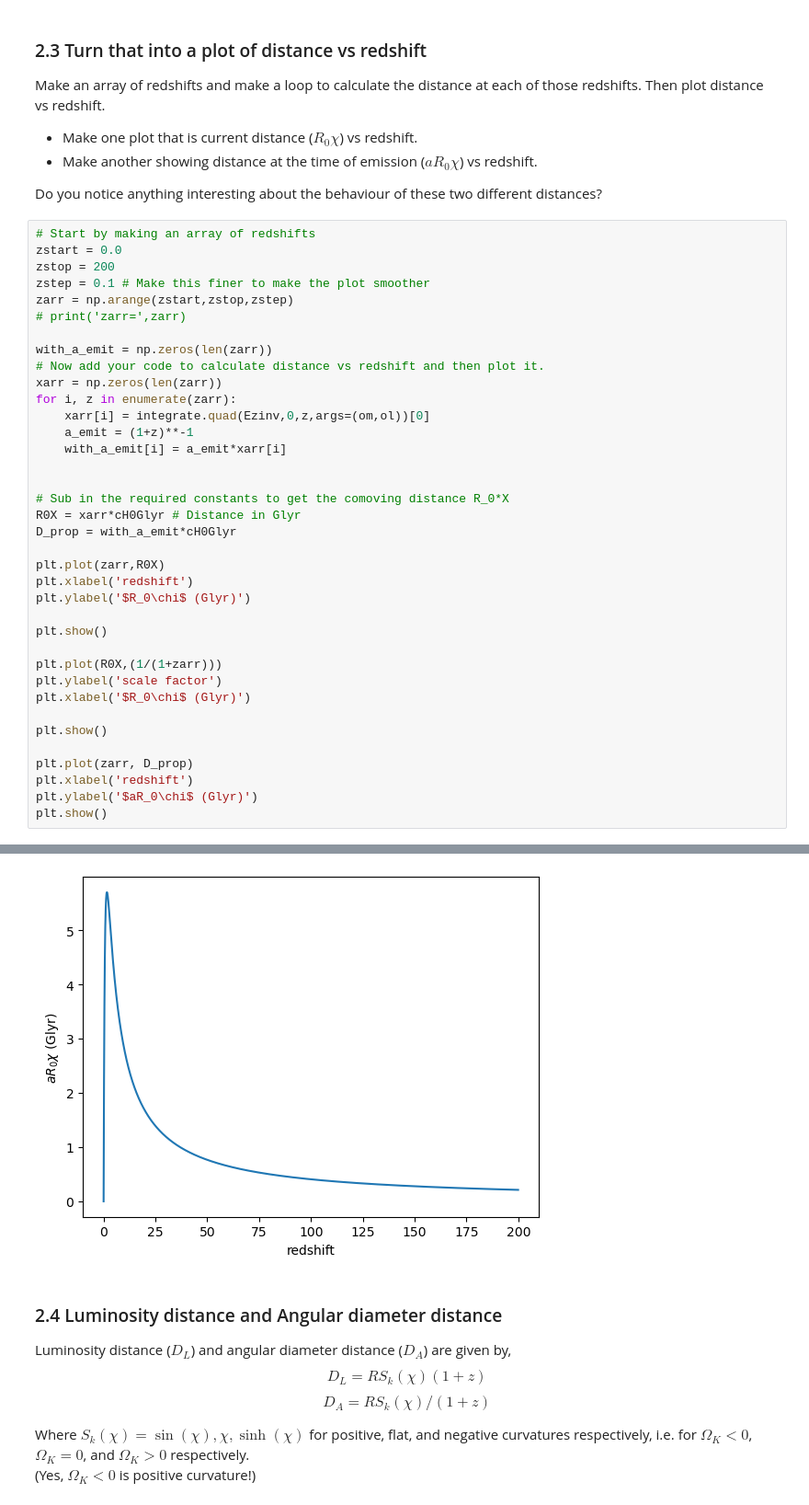
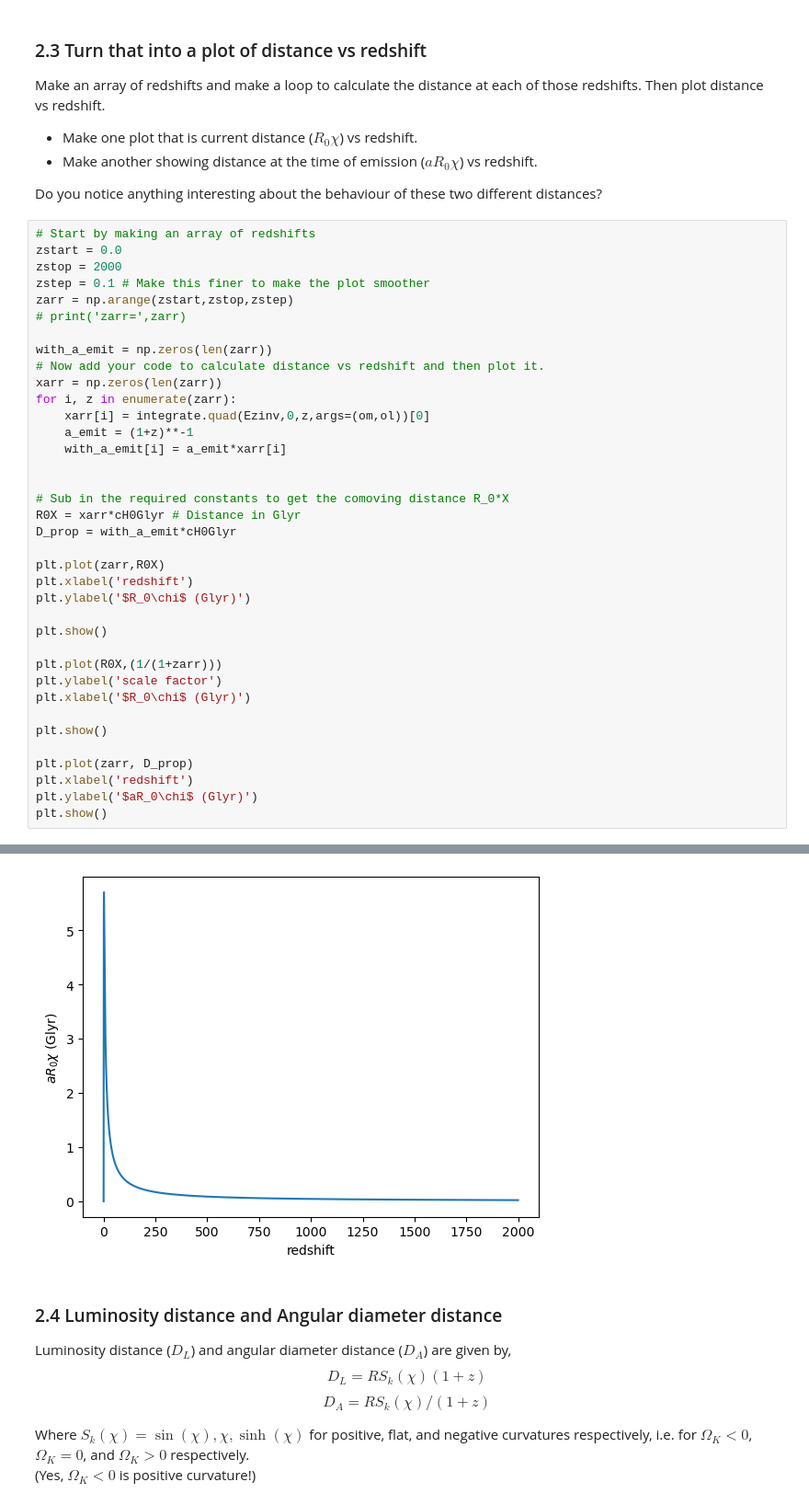
Before and after one commit to naidee/Cosmology-Project, a Jupyter notebook: cosmo/docs/notebooks/DistancesPrez.ipynb, the cells around one changed output, grey strips where cells are left out. Shown: that part at 92% size. Drawn from its saved outputs; the diff is of its cells as text.

```diff
--- a/cosmo/docs/notebooks/DistancesPrez.ipynb
+++ b/cosmo/docs/notebooks/DistancesPrez.ipynb
@@ -119,7 +119,7 @@ Do you notice anything interesting about the behaviour of these two different di
 # %%
 # Start by making an array of redshifts
 zstart = 0.0
-zstop = 200
+zstop = 2000
 zstep = 0.1 # Make this finer to make the plot smoother
 zarr = np.arange(zstart,zstop,zstep)
 # print('zarr=',zarr)
@@ -159,4 +159,4 @@ plt.show()
-[figure, old version]
+[figure, new version]
 # %% [markdown]
 ### 2.4 Luminosity distance and Angular diameter distance
 
```
Also changed, not shown: parts of 13 cells of this notebook, 1 other file.
